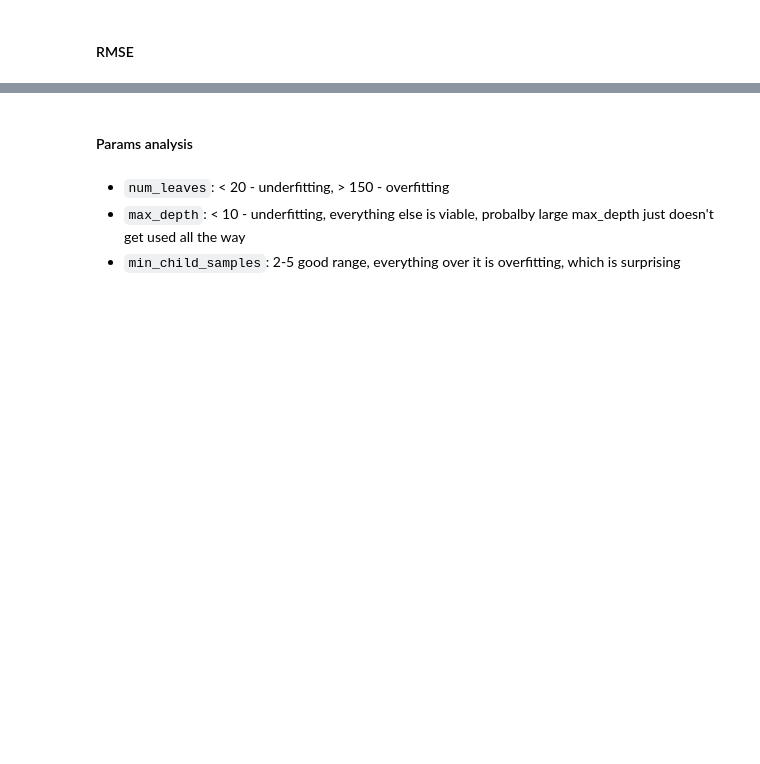
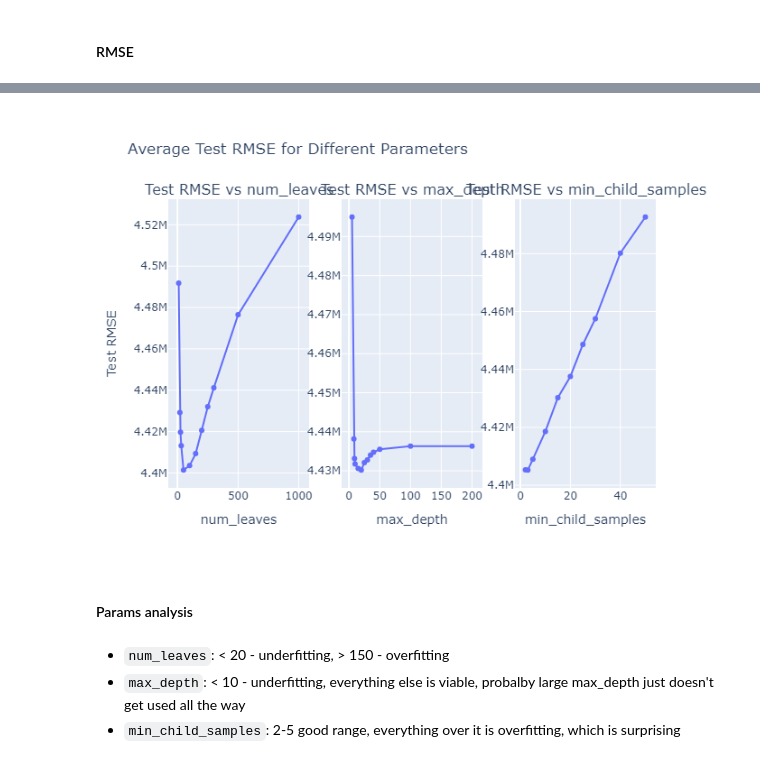
Before and after one commit to aleks-linya/overfitting, a Jupyter notebook: notebooks/overfitting.ipynb, the cells around one changed output, grey strips where cells are left out. Drawn from its saved outputs; the diff is of its cells as text; code cells hidden in the pictures; blank space fills up the shorter version.

```diff
--- a/notebooks/overfitting.ipynb
+++ b/notebooks/overfitting.ipynb
@@ -28,10 +31,19 @@ warnings.filterwarnings(
 
 random.seed(42)
 np.random.seed(42)
+# %%
+SHOW_STATIC_IMAGES = True
+# %%
+def show_fig(fig):
+    if SHOW_STATIC_IMAGES:
+        pio.renderers.default = "png"
+    else:
+        pio.renderers.default = "notebook_connected"
+    fig.show()
 # %% [markdown]
 # Data preparation
 # %%
-df = pd.read_csv('./data/JD_house_prices.csv')
+df = pd.read_csv('../data/JD_house_prices.csv')
 # %%
 df.head(10)
 # %% [output]
@@ -602,8 +617,8 @@ param_grid = {
 # real_overfitting_df = pd.read_csv(csv_path)
 # %%
 grid = list(ParameterGrid(param_grid))
-csv_path = './data/real_overfitting.csv'
-os.makedirs('./data', exist_ok=True)
+csv_path = '../data/real_overfitting.csv'
+os.makedirs('../data', exist_ok=True)
 
 # Load or init results
 if os.path.exists(csv_path):
@@ -675,7 +690,7 @@ for params in tqdm(grid, desc="Running Grid Search"):
         test_rmses.append(valid_rmse)
         best_iterations.append(model.best_iteration_)
 
-        model_path = f"./data/models/lgbm_grid_search.txt"
+        model_path = f"../data/models/lgbm_grid_search.txt"
         model.booster_.save_model(model_path)
         model_size = os.path.getsize(model_path)
         model_sizes.append(model_size)
@@ -848,26 +873,28 @@ plot_rmse(real_overfitting_df, "min_child_samples")
 # %%
 def plot_rmse_side_by_side(df, param_names):
     fig = make_subplots(rows=1, cols=len(param_names), subplot_titles=[
         f"Test RMSE vs {param}" for param in param_names
     ])
 
     for i, param in enumerate(param_names, start=1):
         avg_df = df.groupby(param, as_index=False).agg({
             "test rmse": "mean"
         })
 
         fig_part = px.line(avg_df, x=param, y="test rmse", markers=True)
         for trace in fig_part.data:
             fig.add_trace(trace, row=1, col=i)
 
         fig.update_xaxes(title_text=param, row=1, col=i)
 
     fig.update_layout(height=400, width=1000, showlegend=False,
                       title_text="Average Test RMSE for Different Parameters",
                       yaxis_title="Test RMSE")
-    fig.show()
+    show_fig(fig)
 
 plot_rmse_side_by_side(real_overfitting_df, ["num_leaves", "max_depth", "min_child_samples"])
+# %% [output]
+[figure, added]
 # %% [markdown]
 #### Params analysis
 # %% [markdown]
```
Also changed, not shown: parts of 23 cells of this notebook, 1 other file.
